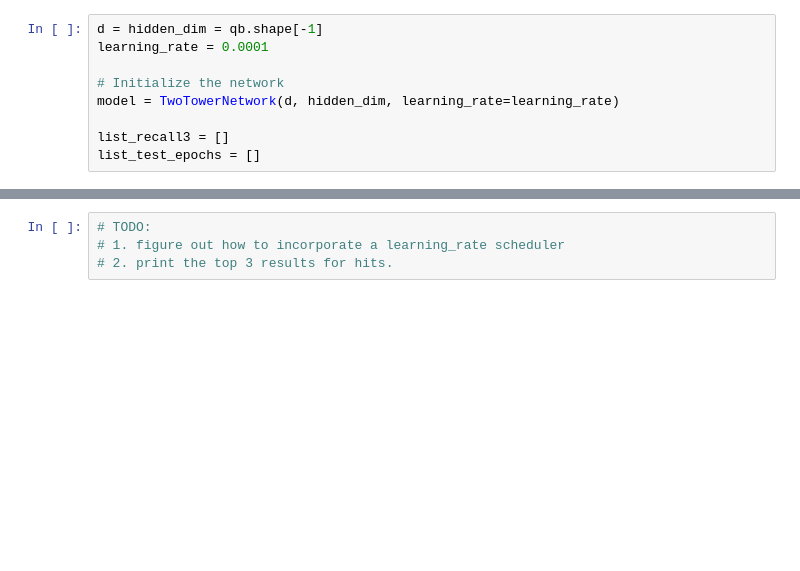
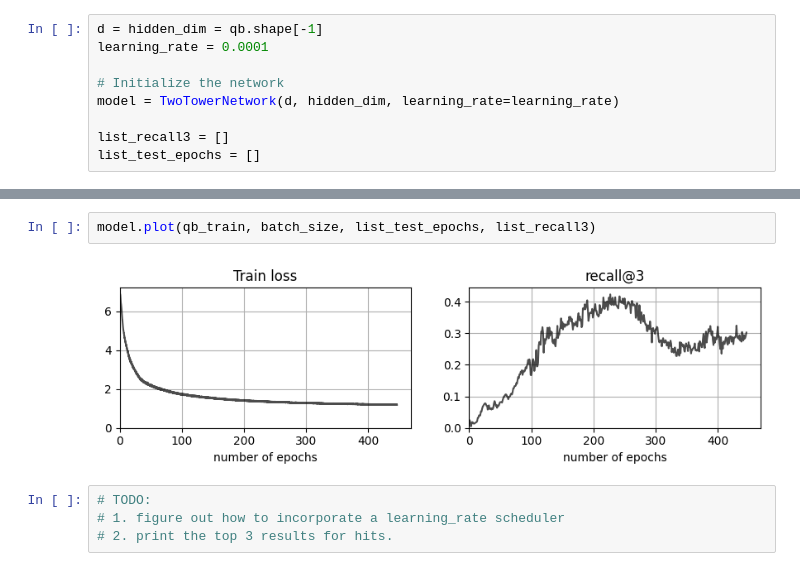
Before and after one commit to ozkansafak/twotowers, a Jupyter notebook: train.ipynb, the cells around one changed output, grey strips where cells are left out. Drawn from its saved outputs; the diff is of its cells as text; blank space fills up the shorter version.

```diff
--- a/train.ipynb
+++ b/train.ipynb
@@ -99,3 +101,7 @@ label_smoothing
+# %%
+model.plot(qb_train, batch_size, list_test_epochs, list_recall3)
+# %% [output]
+[figure, added]
 # %%
 # TODO:
 # 1. figure out how to incorporate a learning_rate scheduler
```
Also changed, not shown: parts of 5 cells of this notebook, 1 other file.
